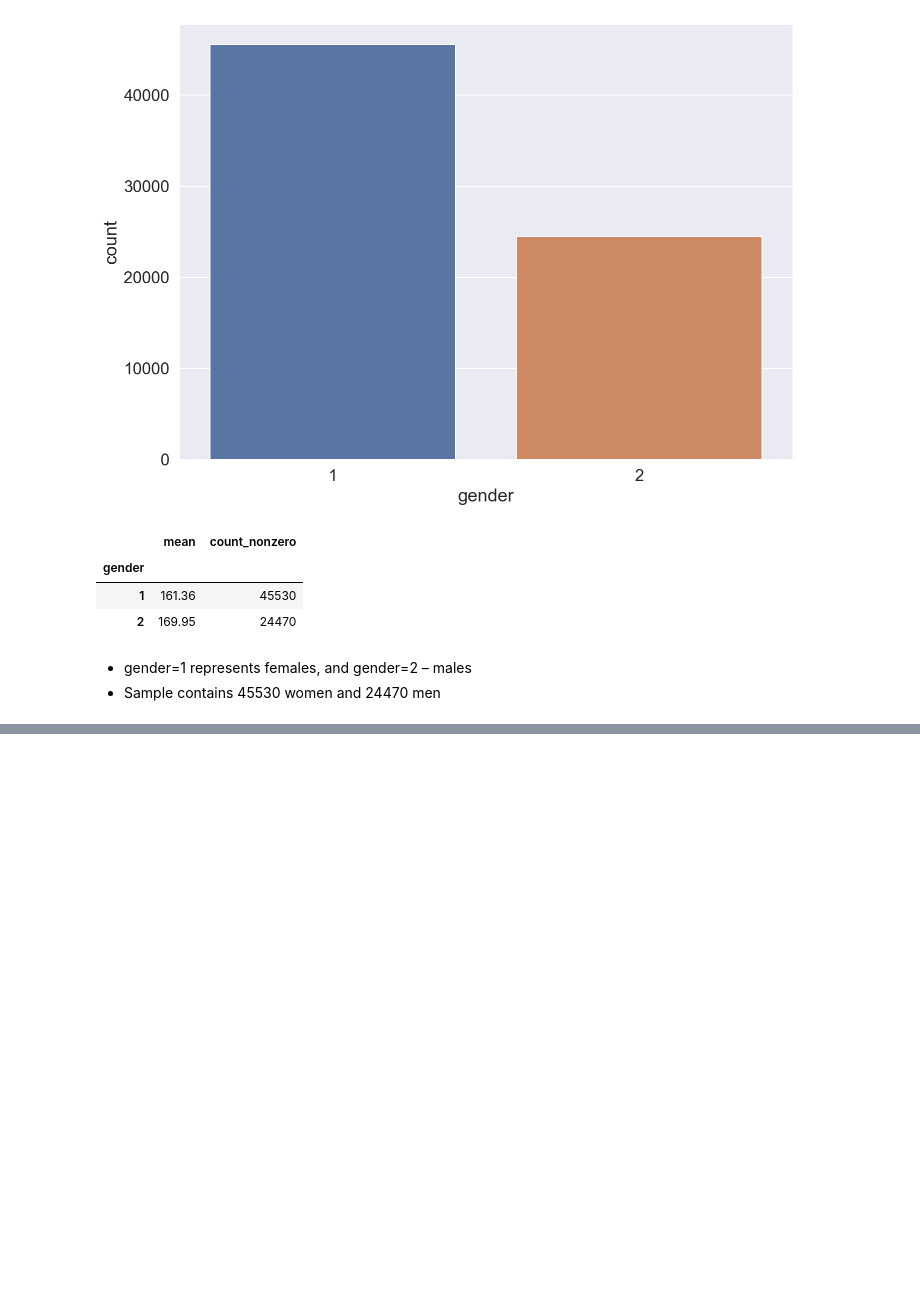
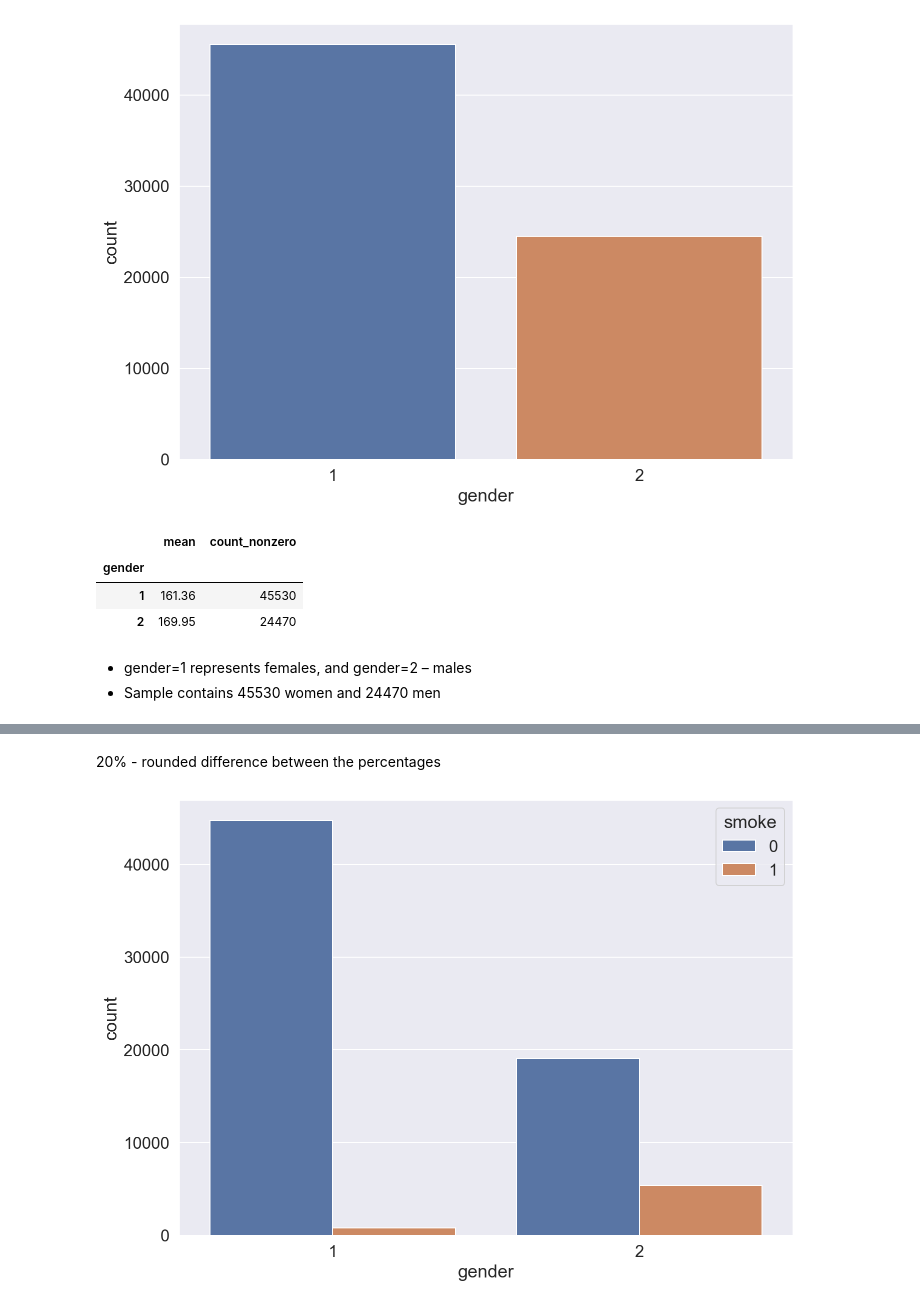
Before and after one commit to Rahul-YYC/data-science-machine-learning, a Jupyter notebook: DS-CardiovascularVisualization/cardiovascular_analysis.ipynb, the cells around one changed output, grey strips where cells are left out. Drawn from its saved outputs; the diff is of its cells as text; code cells hidden in the pictures; blank space fills up the shorter version.

```diff
--- a/DS-CardiovascularVisualization/cardiovascular_analysis.ipynb
+++ b/DS-CardiovascularVisualization/cardiovascular_analysis.ipynb
@@ -152,0 +188,8 @@ df.groupby(["gender"])["height"].agg([np.mean, np.count_nonzero])
+# %% [markdown]
+20% - rounded difference between the percentages
+# %%
+sns.countplot(x="gender",
+                hue="smoke",
+                data=df);
+# %% [output]
+[figure, added]
```
Also changed, not shown: parts of 7 cells of this notebook.
